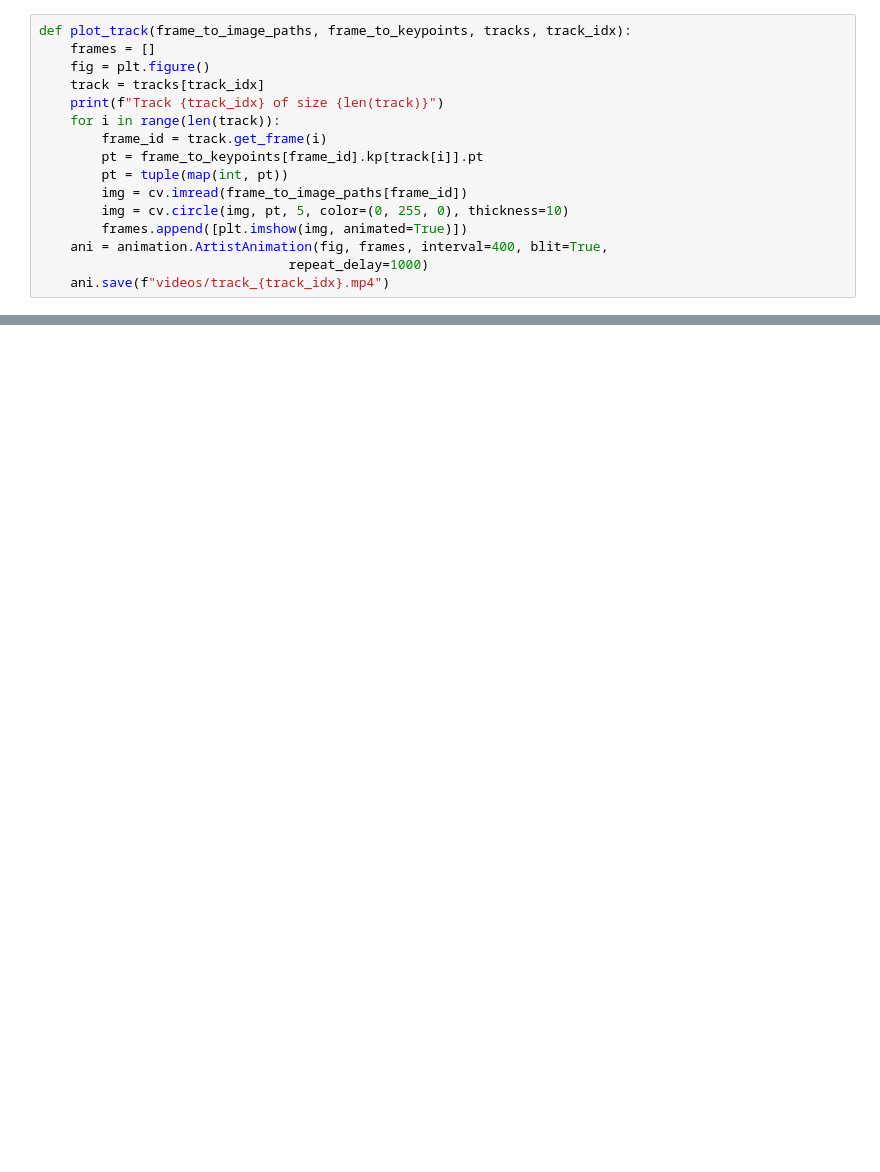
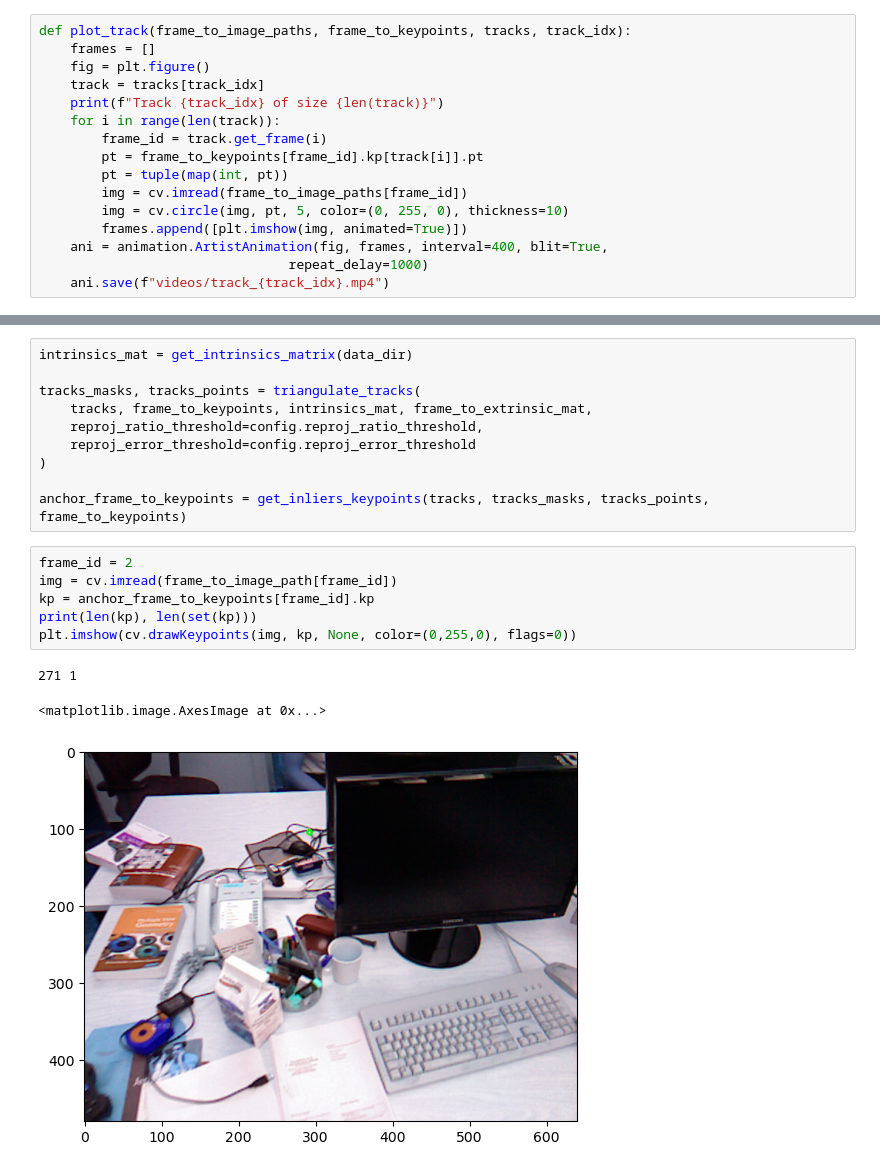
Before and after one commit to kkorolev1/sfm, a Jupyter notebook: visualize.ipynb, the cells around one changed output, grey strips where cells are left out. Cells and saved outputs as stored; diff of their text form; blank space fills up the shorter version.

Commit message:
triang reworked

```diff
--- a/visualize.ipynb
+++ b/visualize.ipynb
@@ -102,0 +102,20 @@ Text(0.5, 1.0, 'Frames distribution')
+# %%
+intrinsics_mat = get_intrinsics_matrix(data_dir)
+
+tracks_masks, tracks_points = triangulate_tracks(
+    tracks, frame_to_keypoints, intrinsics_mat, frame_to_extrinsic_mat,
+    reproj_ratio_threshold=config.reproj_ratio_threshold,
+    reproj_error_threshold=config.reproj_error_threshold
+)
+
+anchor_frame_to_keypoints = get_inliers_keypoints(tracks, tracks_masks, tracks_points, frame_to_keypoints)
+# %%
+frame_id = 2
+img = cv.imread(frame_to_image_path[frame_id])
+kp = anchor_frame_to_keypoints[frame_id].kp
+print(len(kp), len(set(kp)))
+plt.imshow(cv.drawKeypoints(img, kp, None, color=(0,255,0), flags=0))
+# %% [output]
+271 1
+<matplotlib.image.AxesImage at 0x...>
+[figure, added]
```
Also changed, not shown: parts of 9 cells of this notebook, 1 other file.
